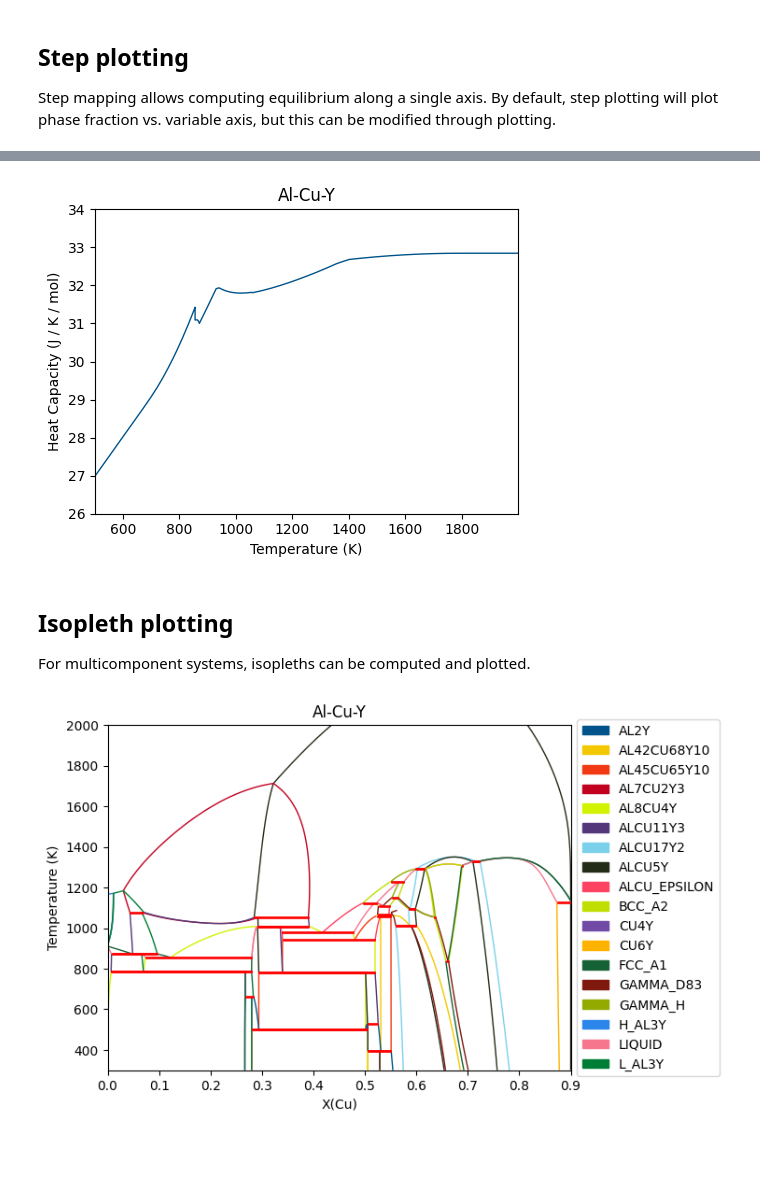
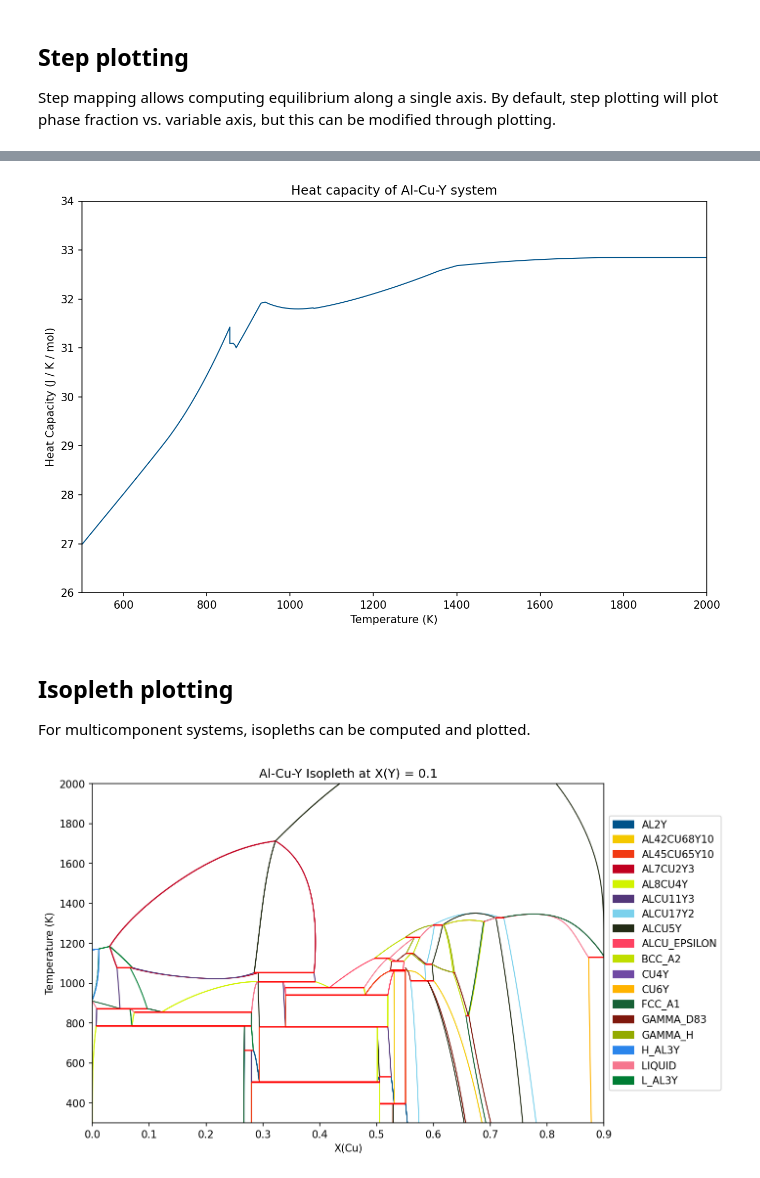
Before and after one commit to pycalphad/pycalphad, a Jupyter notebook: examples/MappingExamples.ipynb, the cells around one changed output, grey strips where cells are left out. Cells and saved outputs as stored; diff of their text form; code cells hidden in the pictures; blank space fills up the shorter version.

```diff
--- a/examples/MappingExamples.ipynb
+++ b/examples/MappingExamples.ipynb
@@ -83,16 +86,16 @@ plt.show()
 # %%
 # Plotting heat capacity vs T
 fig, ax = plt.subplots(figsize=(9,6))
 plot_step(step, x=v.T, y='CPM', ax=ax)
 ax.set_title("Heat capacity of Al-Cu-Y system")
 ax.set_xlim([500, 2000])
 ax.set_ylim([26, 34])
 fig.tight_layout()
 
-plt.gcf().set_dpi(150)
-plt.show()
+fig.set_dpi(150)
+fig.show()
 # %% [output]
-[figure, old version]
+[figure, new version]
 # %% [markdown]
 ## Isopleth plotting
 
@@ -107,9 +110,10 @@ conds = {v.T: (300, 2000, 10), v.P: 101325, v.N: 1, v.X('Y'): 0.1, v.X('CU'): (0
 iso = IsoplethStrategy(dbf, comps, phases=None, conditions=conds)
 iso.do_map()
 ax = plot_isopleth(iso)
+fig = ax.figure
 ax.set_title("Al-Cu-Y Isopleth at X(Y) = 0.1")
-plt.gcf().set_size_inches(9, 6)
-plt.gcf().set_dpi(150)
-plt.show()
+fig.set_size_inches(9, 6)
+fig.set_dpi(150)
+fig.show()
 # %% [output]
-[figure, old version]
+[figure, new version]
```
Also changed, not shown: parts of 5 cells of this notebook, 10 other files.
